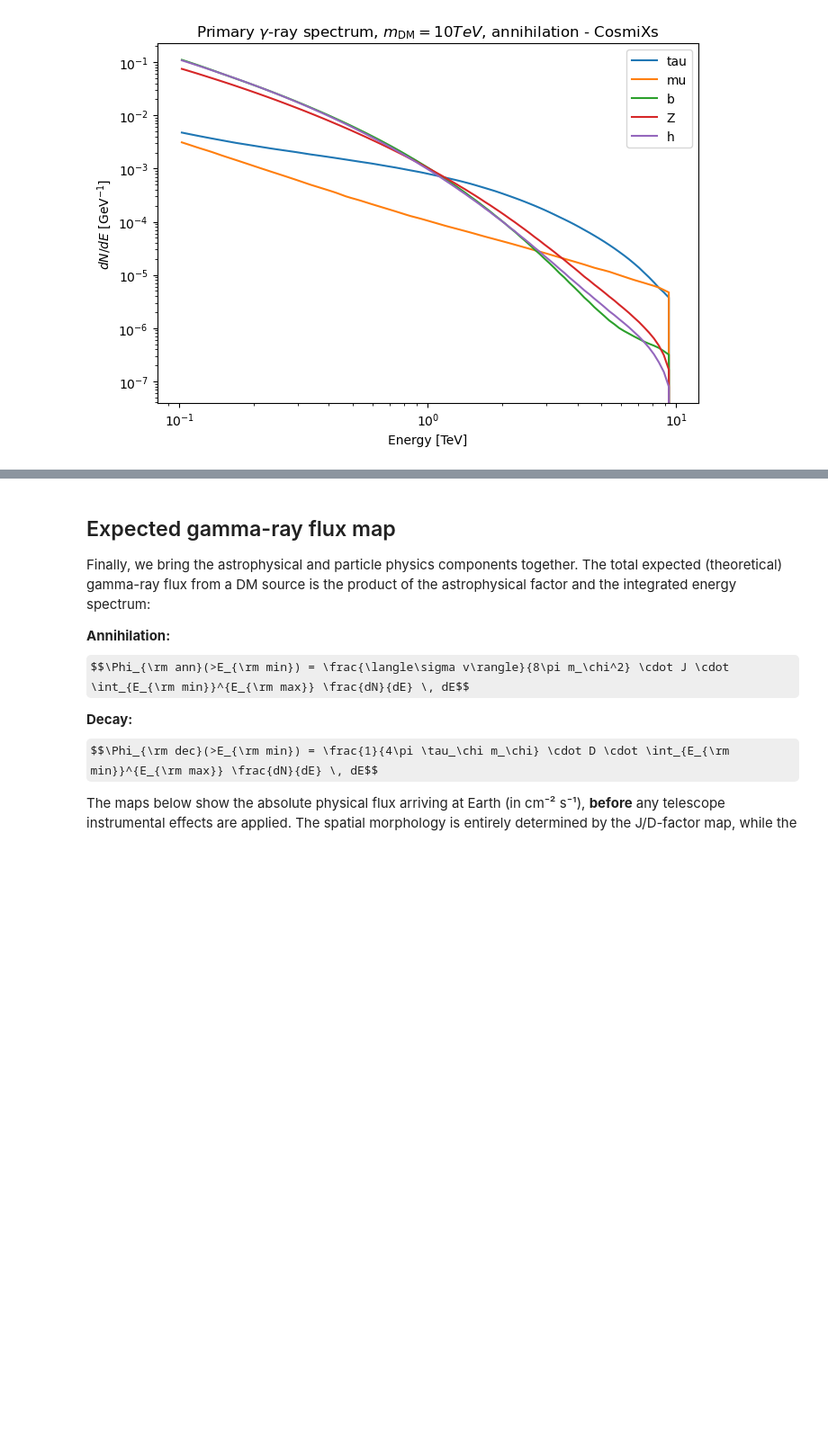
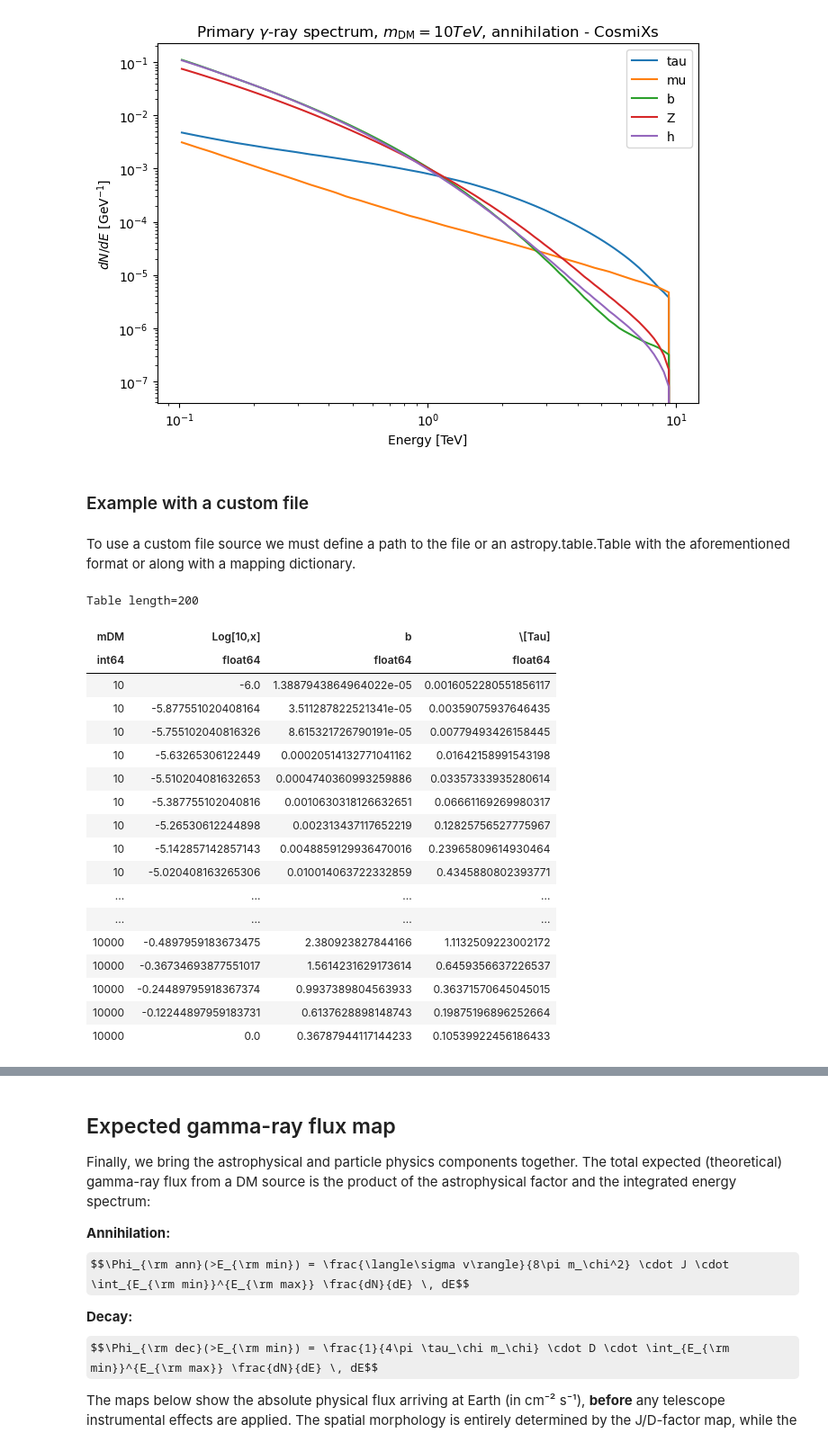
Before and after one commit to alexcervino/Dark-Matter-Tutorials-Gammapy, a Jupyter notebook: dark_matter_tutorial_basics.ipynb, the cells around one changed output, grey strips where cells are left out. Shown at 90% size. Cells and saved outputs as stored; diff of their text form; code cells hidden in the pictures; some formulas as TeX source; blank space fills up the shorter version.

```diff
--- a/dark_matter_tutorial_basics.ipynb
+++ b/dark_matter_tutorial_basics.ipynb
@@ -311,3 +313,53 @@ plt.tight_layout()
 plt.show()
 # %% [output]
 [figure]
+# %% [markdown]
+### Example with a custom file
+# %% [markdown]
+To use a custom file source we must  define a path to the file or an astropy.table.Table with the aforementioned format or along with a mapping dictionary.
+# %%
+# Using the PATH
+
+# Minimal custom spectral table with the expected column names:
+# mDM, Log[10,x], and one column per channel
+masses = [10, 100, 1000, 10000]  # GeV
+log10x = np.linspace(-6, 0, 50)
+
+rows = []
+for m in masses:
+    for lx in log10x:
+        x = 10**lx
+        rows.append(
+            {
+                "mDM": m,
+                "Log[10,x]": lx,
+                "b": np.exp(-((lx + 1) ** 2)) / x,  # toy dN/dlog10x values
+                "\[Tau]": np.exp(-((lx + 1.5) ** 2)) / x,
+            }
+        )
+
+custom_table = Table(rows=rows)
+
+# Here by default the table is written in the tutorial container folder, please chaneg the route as you wish
+custom_table.write("custom_spectra.ecsv", overwrite=True)
+custom_table
+# %% [output]
+Table length=200
+| mDM | Log[10,x] | b | \[Tau] |
+| int64 | float64 | float64 | float64 |
+| 10 | -6.0 | 1.3887943864964022e-05 | 0.0016052280551856117 |
+| 10 | -5.877551020408164 | 3.511287822521341e-05 | 0.00359075937646435 |
+| 10 | -5.755102040816326 | 8.615321726790191e-05 | 0.00779493426158445 |
+| 10 | -5.63265306122449 | 0.00020514132771041162 | 0.01642158991543198 |
+| 10 | -5.510204081632653 | 0.0004740360993259886 | 0.03357333935280614 |
+| 10 | -5.387755102040816 | 0.0010630318126632651 | 0.06661169269980317 |
+| 10 | -5.26530612244898 | 0.002313437117652219 | 0.12825756527775967 |
+| 10 | -5.142857142857143 | 0.0048859129936470016 | 0.23965809614930464 |
+| 10 | -5.020408163265306 | 0.010014063722332859 | 0.4345880802393771 |
+| ... | ... | ... | ... |
+| ... | ... | ... | ... |
+| 10000 | -0.4897959183673475 | 2.380923827844166 | 1.1132509223002172 |
+| 10000 | -0.36734693877551017 | 1.5614231629173614 | 0.6459356637226537 |
+| 10000 | -0.24489795918367374 | 0.9937389804563933 | 0.36371570645045015 |
+| 10000 | -0.12244897959183731 | 0.6137628898148743 | 0.19875196896252664 |
+| 10000 | 0.0 | 0.36787944117144233 | 0.10539922456186433 |
```
Also changed, not shown: parts of 7 cells of this notebook.
